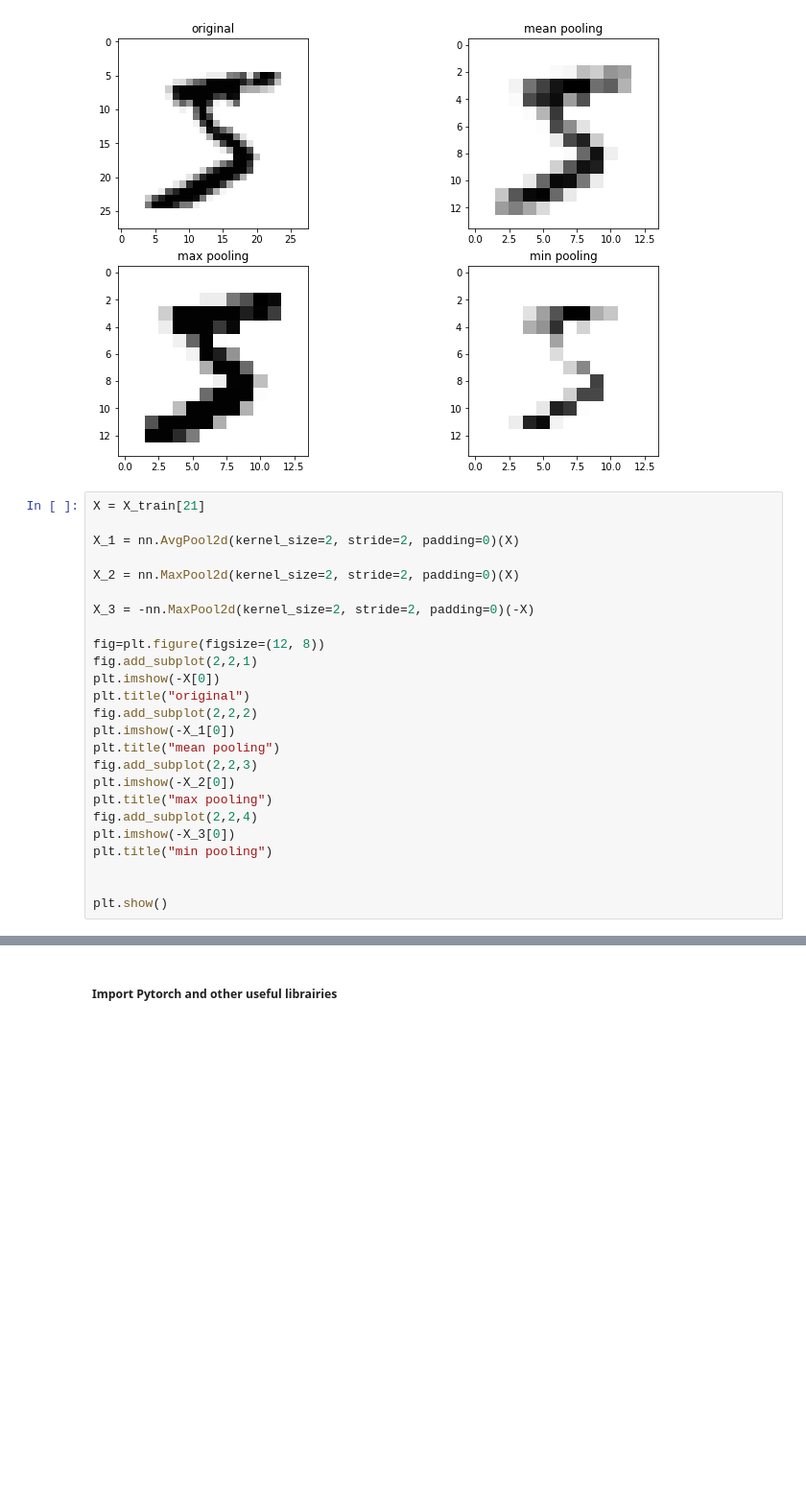
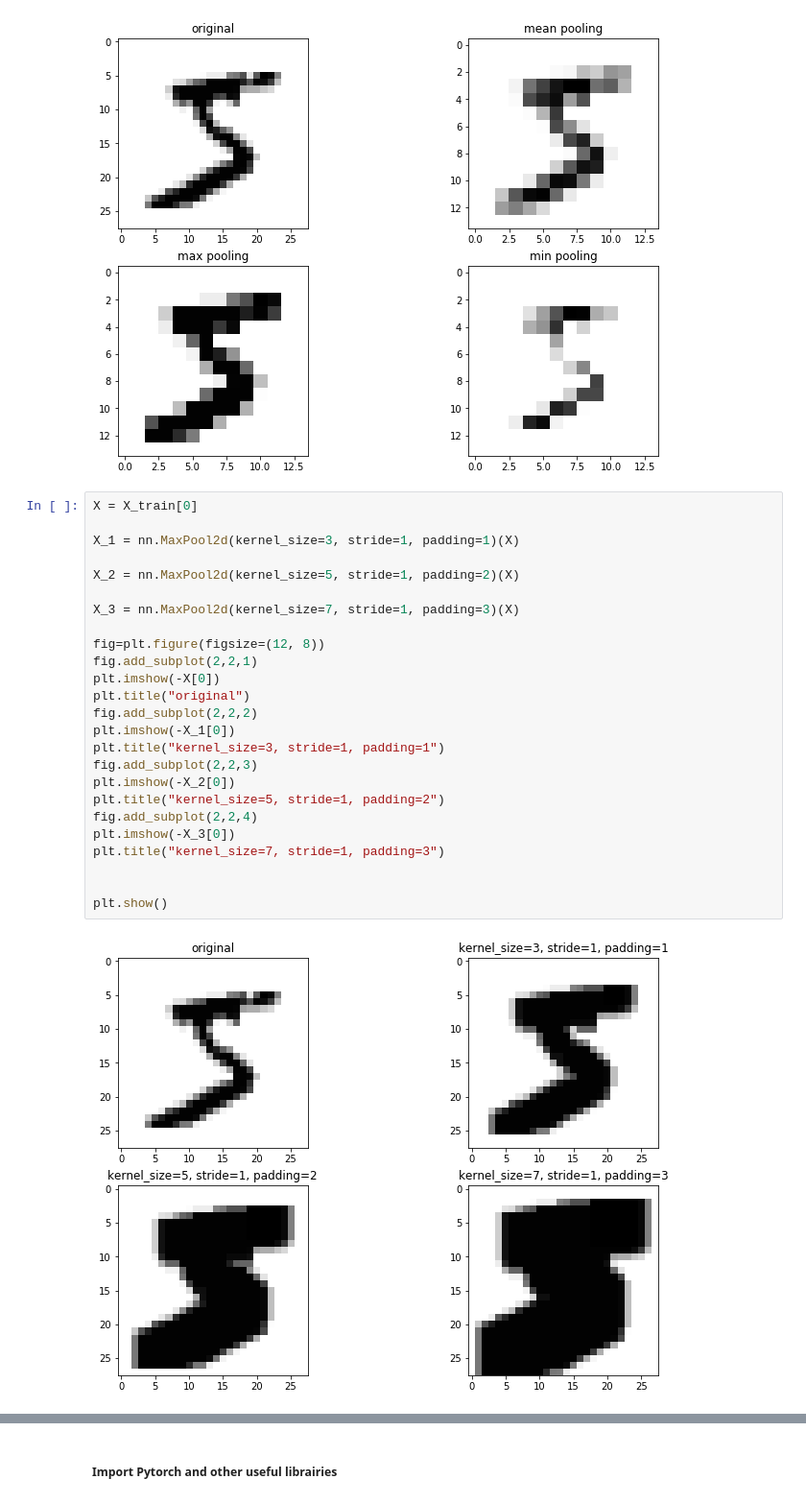
Before and after one commit to Djeeb/cuda-tests, a Jupyter notebook: pytorch_projects/Convolutional neural networks/Simple_CNN.ipynb, the cells around one changed output, grey strips where cells are left out. Shown: that part at 96% size. Saved outputs shown, nothing was run; the diff lists cells and outputs as text; blank space fills up the shorter version.

```diff
--- a/pytorch_projects/Convolutional neural networks/Simple_CNN.ipynb
+++ b/pytorch_projects/Convolutional neural networks/Simple_CNN.ipynb
@@ -118,27 +135,29 @@ plt.show()
 # %% [output]
 [figure]
 # %%
-X = X_train[21]
+X = X_train[0]
 
-X_1 = nn.AvgPool2d(kernel_size=2, stride=2, padding=0)(X)
+X_1 = nn.MaxPool2d(kernel_size=3, stride=1, padding=1)(X)
 
-X_2 = nn.MaxPool2d(kernel_size=2, stride=2, padding=0)(X)
+X_2 = nn.MaxPool2d(kernel_size=5, stride=1, padding=2)(X)
 
-X_3 = -nn.MaxPool2d(kernel_size=2, stride=2, padding=0)(-X)
+X_3 = nn.MaxPool2d(kernel_size=7, stride=1, padding=3)(X)
 
 fig=plt.figure(figsize=(12, 8))
 fig.add_subplot(2,2,1)
 plt.imshow(-X[0])
 plt.title("original")
 fig.add_subplot(2,2,2)
 plt.imshow(-X_1[0])
-plt.title("mean pooling")
+plt.title("kernel_size=3, stride=1, padding=1")
 fig.add_subplot(2,2,3)
 plt.imshow(-X_2[0])
-plt.title("max pooling")
+plt.title("kernel_size=5, stride=1, padding=2")
 fig.add_subplot(2,2,4)
 plt.imshow(-X_3[0])
-plt.title("min pooling")
+plt.title("kernel_size=7, stride=1, padding=3")
 
 
 plt.show()
+# %% [output]
+[figure, added]
```
Also changed, not shown: parts of 10 cells of this notebook.
